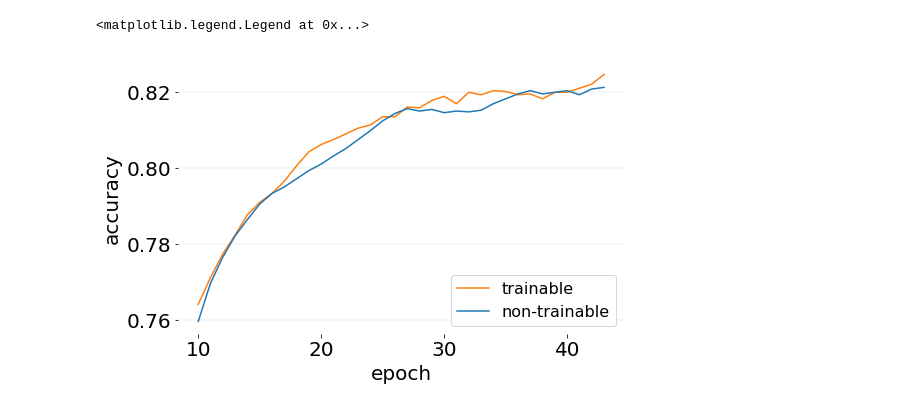
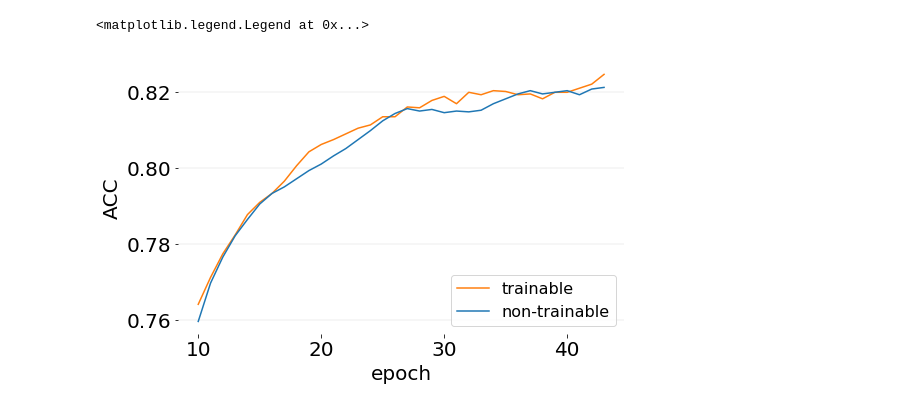
Before and after one commit to jpbottaro/anna, a Jupyter notebook: notebook/text/experiments/embeddings.ipynb, the cells around one changed output. Drawn from its saved outputs; the diff is of its cells as text; code cells hidden in the pictures.

```diff
--- a/notebook/text/experiments/embeddings.ipynb
+++ b/notebook/text/experiments/embeddings.ipynb
@@ -102,21 +102,21 @@ ax.legend(loc=4, fontsize=16)
 # %%
 remove_first = 10
 
 x = range(num_epochs)[remove_first:]
 
 pre, ax = plots.subplots(figsize=[8, 5], xlabel="epoch")
 
 i = 2
 for name, metric in [("trainable", metrics["glove"]), ("non-trainable", metrics["non-trainable"])]:
     y = metric["val"]["perf/accuracy"]
     y = [m[1] for m in y]
     y = plots.moving_average(y, window=6)
     y = y[remove_first:num_epochs]
     plots.plot(ax, x, y, color=i, label=name)
     i -= 2
 
-ax.set_ylabel("accuracy")
+ax.set_ylabel("ACC")
 ax.legend(loc=4, fontsize=16)
 # %% [output]
 <matplotlib.legend.Legend at 0x...>
-[figure, old version]
+[figure, new version]
```
Also changed, not shown: parts of 1 cell of this notebook, 2 other files.
